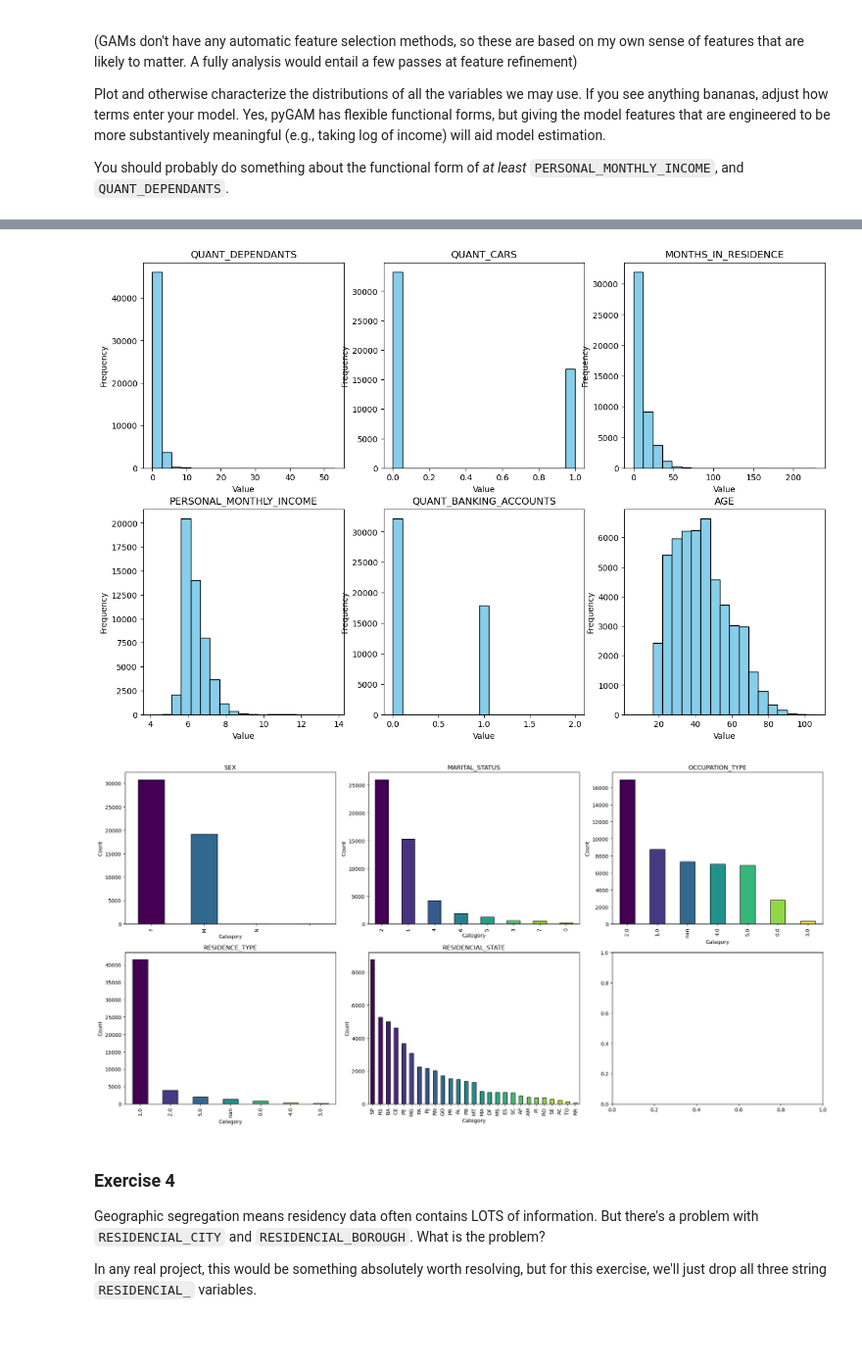
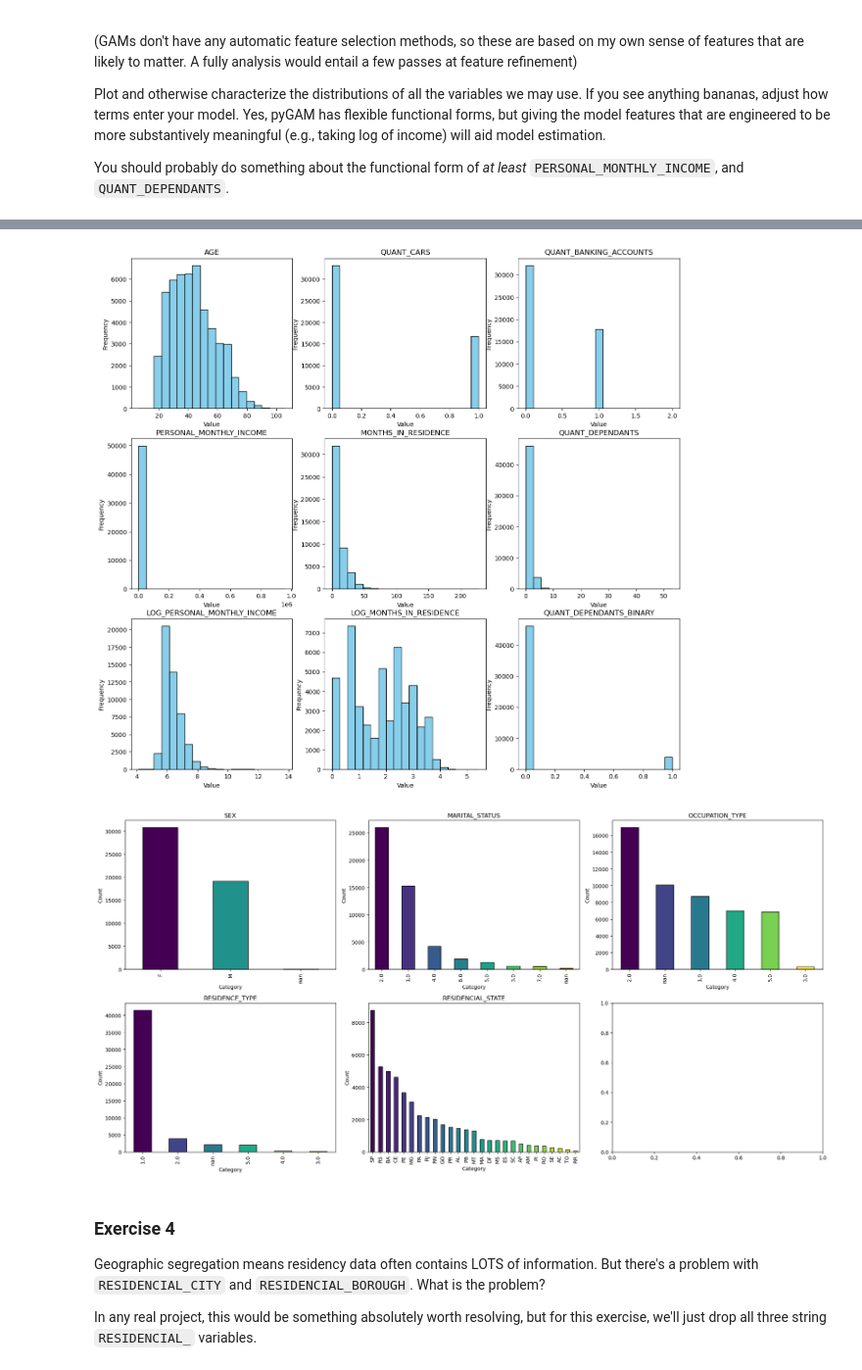
Before and after one commit to dani-jimlar/UDS_2024, a Jupyter notebook: exercise_interpretable.ipynb, the cells around one changed output, grey strips where cells are left out. Shown at 98% size. Drawn from its saved outputs; the diff is of its cells as text; code cells hidden in the pictures; blank space fills up the shorter version.

```diff
--- a/exercise_interpretable.ipynb
+++ b/exercise_interpretable.ipynb
@@ -199,7 +192,7 @@ You should probably do something about the functional form of *at least* `PERSON
 # %%
 import numpy as np
 
-model_1 = padd_2010_2[
+df1 = df_data[
     [
         "QUANT_DEPENDANTS",
         "QUANT_CARS",
@@ -215,6 +208,7 @@ model_1 = padd_2010_2[
         "RESIDENCIAL_CITY",
         "RESIDENCIAL_BOROUGH",
         "RESIDENCIAL_ZIP_3",
+        "TARGET_LABEL_BAD=1",
     ]
 ].copy()
 
@@ -228,15 +222,35 @@ qual_vars = [
     "RESIDENCIAL_BOROUGH",
     "RESIDENCIAL_ZIP_3",
 ]
+
+
+# Convert qualitative variables to string type
+df1[qual_vars] = df1[qual_vars].astype(str)
+
+#  functional form of `PERSONAL_MONTHLY_INCOME` and `QUANT_DEPENDANTS`
+df1["LOG_PERSONAL_MONTHLY_INCOME"] = df1["PERSONAL_MONTHLY_INCOME"].apply(
+    lambda x: np.log(x + 1)
+)
+
+df1["LOG_MONTHS_IN_RESIDENCE"] = df1["MONTHS_IN_RESIDENCE"].apply(
+    lambda x: np.log(x + 1)
+)
+
+# QUANT_DEPENDANTS
+df1["QUANT_DEPENDANTS_BINARY"] = df1["QUANT_DEPENDANTS"].apply(
+    lambda x: 1 if x > 2 else 0
+)
+
+
 quant_vars = [
+    "AGE",
+    "QUANT_CARS",
+    "QUANT_BANKING_ACCOUNTS",
+    "PERSONAL_MONTHLY_INCOME",
+    "MONTHS_IN_RESIDENCE",
     "QUANT_DEPENDANTS",
-    "QUANT_CARS",
-    "MONTHS_IN_RESIDENCE",
-    "PERSONAL_MONTHLY_INCOME",
-    "QUANT_BANKING_ACCOUNTS",
-    "AGE",
+    "LOG_PERSONAL_MONTHLY_INCOME",
+    "LOG_MONTHS_IN_RESIDENCE",
+    "QUANT_DEPENDANTS_BINARY",
 ]
-# Convert columns to string type
-model_1[qual_vars] = model_1[qual_vars].astype(str)
-model_1["PERSONAL_MONTHLY_INCOME"] = np.log(model_1["PERSONAL_MONTHLY_INCOME"])
 # %%
@@ -254,29 +268,29 @@ model_1.describe()
 # %%
 import matplotlib.pyplot as plt
 import numpy as np
 
 # Define the columns for the histograms
 
 
-fig, axes = plt.subplots(2, 3, figsize=(15, 10))
+fig, axes = plt.subplots(3, 3, figsize=(16, 15))
 
 # Flatten the axes array for easy iteration
 axes = axes.flatten()
 
 # Plot histograms for each column
 for i, column in enumerate(quant_vars):
     ax = axes[i]
     ax.hist(
-        model_1[column],
-        bins=np.linspace(model_1[column].min(), model_1[column].max(), 20),
+        df1[column],
+        bins=np.linspace(df1[column].min(), df1[column].max(), 20),
         color="skyblue",
         edgecolor="black",
     )
     ax.set_title(column)
     ax.set_xlabel("Value")
     ax.set_ylabel("Frequency")
 # %% [output]
-[figure, old version]
+[figure, new version]
 # %%
 import matplotlib.pyplot as plt
 import numpy as np
@@ -297,7 +311,7 @@ cmap = plt.get_cmap("viridis")
 
 for i, var in enumerate(qual_vars2):
     ax = axes[i]
-    var_counts = model_1[var].value_counts()
+    var_counts = df1[var].value_counts()
     categories = var_counts.index
     colors = cmap(np.linspace(0, 1, len(categories)))
 
@@ -310,7 +324,7 @@ plt.tight_layout()
 
 plt.show()
 # %% [output]
-[figure, old version]
+[figure, new version]
 # %% [markdown]
 ### Exercise 4
 
```
Also changed, not shown: parts of 27 cells of this notebook, 2 other files.
